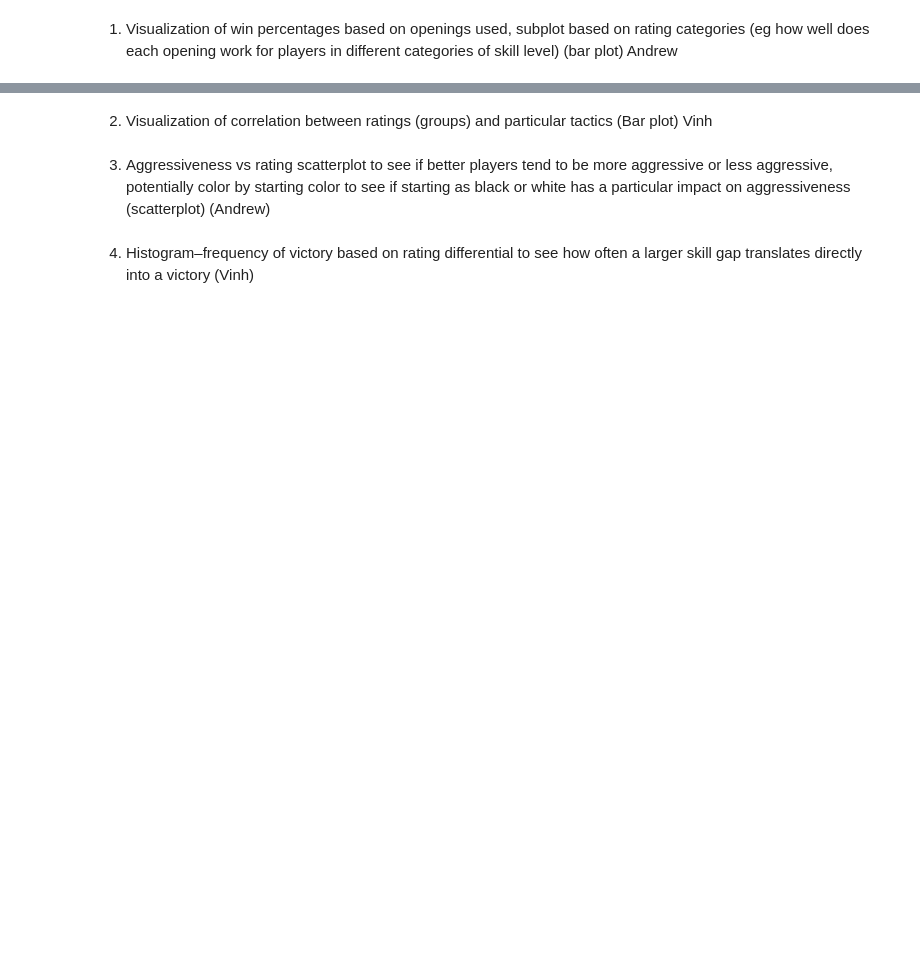
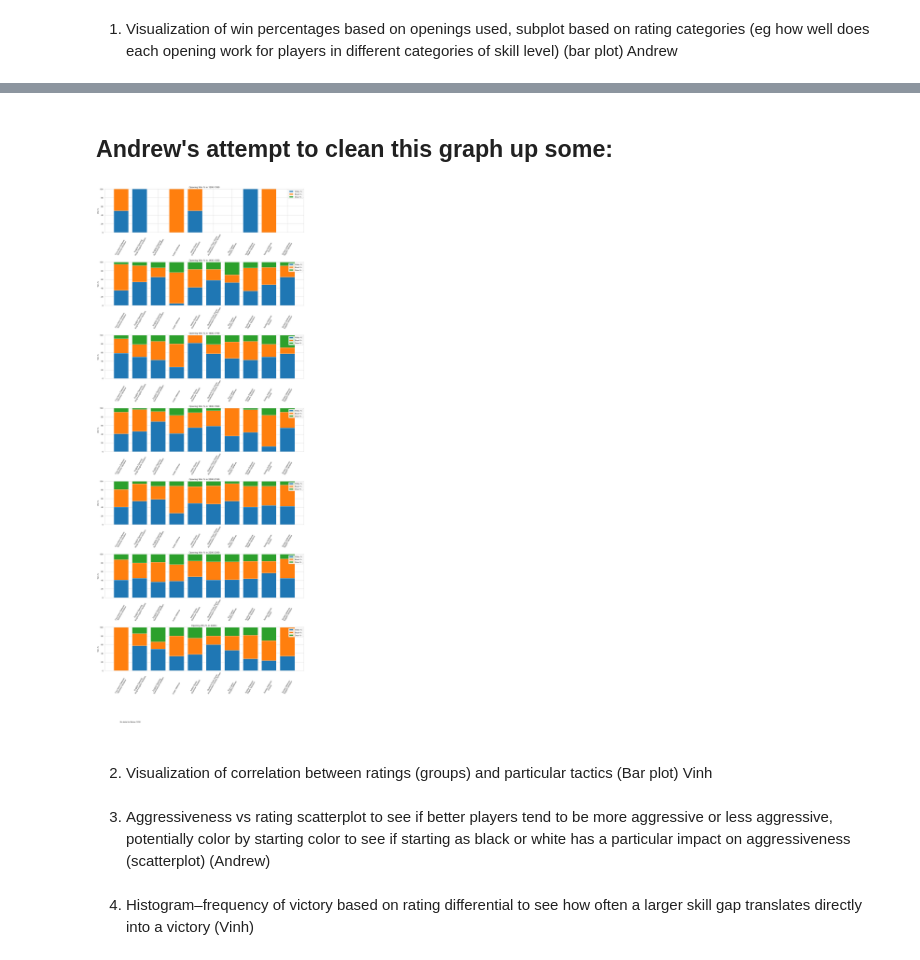
Before and after one commit to a-fielding81/ChessAnalysis, a Jupyter notebook: ChessDataPlan.ipynb, the cells around one changed output, grey strips where cells are left out. Drawn from its saved outputs; the diff is of its cells as text; code cells hidden in the pictures; blank space fills up the shorter version.

```diff
--- a/ChessDataPlan.ipynb
+++ b/ChessDataPlan.ipynb
@@ -410,3 +396,78 @@ For example, when doing 'df[col].method(value, inplace=True)', try using 'df.met
+# %% [markdown]
+## Andrew's attempt to clean this graph up some: ###
+# %%
+# creates a new line character after the colon in a string, useful for splitting up the long names of openings
+def new_line(item):
+    split_item = item.split(':')
+    if len(split_item) > 1:
+        split_item.insert(1, ':\n')
+    new_item = ''.join(split_item)
+
+    return new_item
+# %%
+# groups the df by rating and orders the rows within each rating alphabetically by name of opening (for uniformity)
+sorted_df_1 = pivot_df.sort_values(['rating_cat', 'opening_name'])
+
+# setup plot
+sns.set_style('whitegrid')
+
+# rating categories
+rating_cats = sorted(df['rating_cat'].unique())
+
+colors = ['#1f77b4', '#ff7f0e', '#2ca02c']  # Blue, Orange, Green
+#shorthandsubplot
+fig, axes = plt.subplots(len(rating_cats), 1, figsize=(15, 5 * len(rating_cats)), sharex=True)
+
+if len(rating_cats) == 1: axes = [axes]  #iterate check ifpossible
+
+# plot by category
+for idx, rcat in enumerate(rating_cats):
+    ax = axes[idx]
+    data = sorted_df_1[sorted_df_1['rating_cat'] == rcat]
+
+    if data.empty:  # check if data exists
+        ax.text(0.5, 0.5, f'No data for {rcat}', ha='center', va='center')
+        ax.axis('off')
+        continue
+
+    # check if the current rating category has data for all of the top openings; if not, add missing openings as empty rows
+    for opening in top_openings:
+        if opening in data['opening_name'].values:
+            continue
+        else:
+            row_dict = {'rating_cat': rcat, 'opening_name': opening, 'black': 0, 'white': 0, 'total_games': 0,
+                      'white_win_pct': 0, 'black_win_pct': 0, 'draw_pct': 0}
+            new_row = pd.DataFrame([row_dict])
+            data = pd.concat([data, new_row], ignore_index = True)
+            data = data.sort_values(['rating_cat', 'opening_name'])
+
+
+    # stacked bars
+    bar_w = 0.8
+    openings = data['opening_name']
+    openings = openings.apply(new_line)
+
+    ind = np.arange(len(openings))
+
+    ax.bar(ind, data['white_win_pct'], label='White %', color=colors[0], width=bar_w)
+    ax.bar(ind, data['black_win_pct'], bottom=data['white_win_pct'], label='Black %', color=colors[1], width=bar_w)
+    ax.bar(ind, data['draw_pct'], bottom=data['white_win_pct'] + data['black_win_pct'], label='Draw %', color=colors[2], width=bar_w)
+
+    ax.set_ylabel('Win %')
+    ax.set_ylim(0, 100)
+    ax.set_title(f'Opening Win % in {rcat}')
+    ax.set_xticks(ind)
+    ax.set_xticklabels(openings, rotation=45, ha='right')
+    ax.legend(loc='upper right')
+
+    # Add opening names above bars
+    for i, opening in enumerate(openings):
+        ax.text(i, -55, opening, ha='center', va='bottom', rotation=60, fontsize=10)
+
+plt.tight_layout()
+plt.show()
+# %% [output]
+[figure, added]
 # %% [markdown]
 2. Visualization of correlation between ratings (groups) and particular tactics (Bar plot) Vinh
 # %%
```
Also changed, not shown: parts of 5 cells of this notebook.
